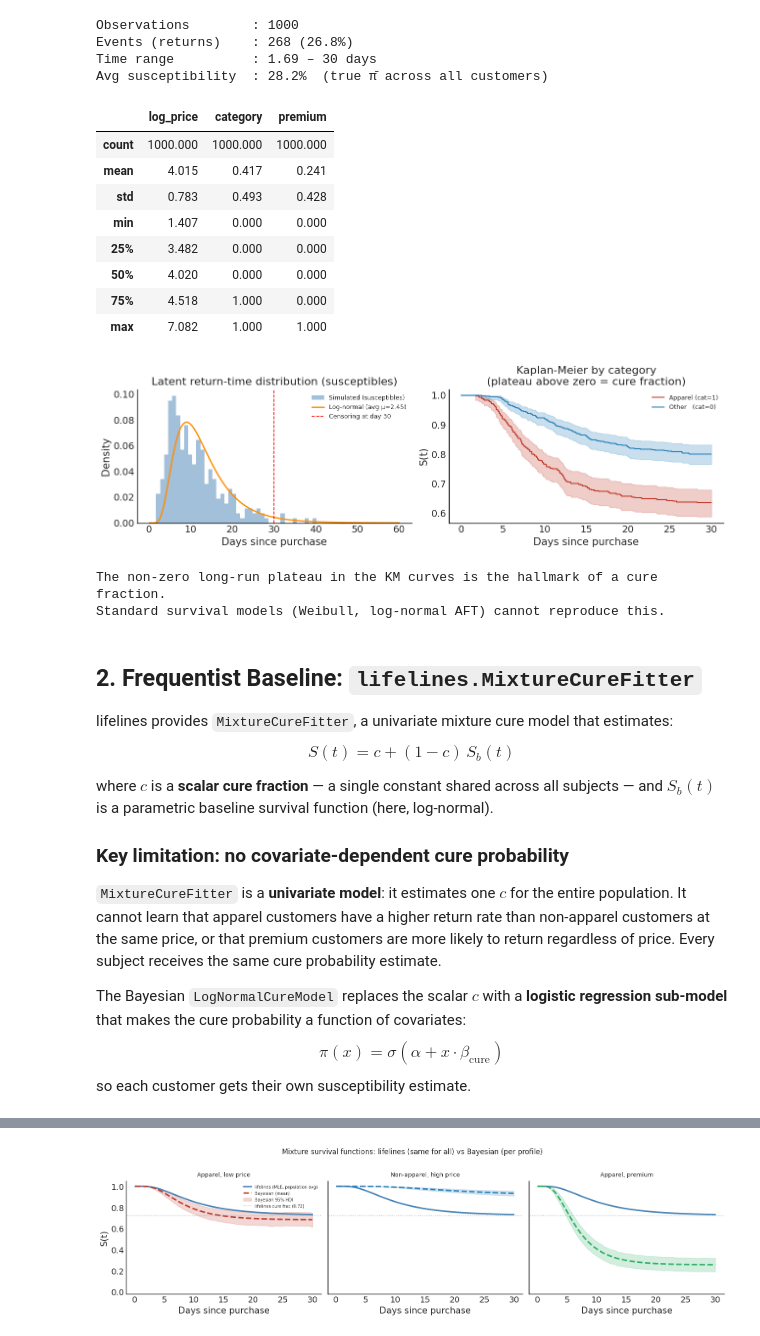
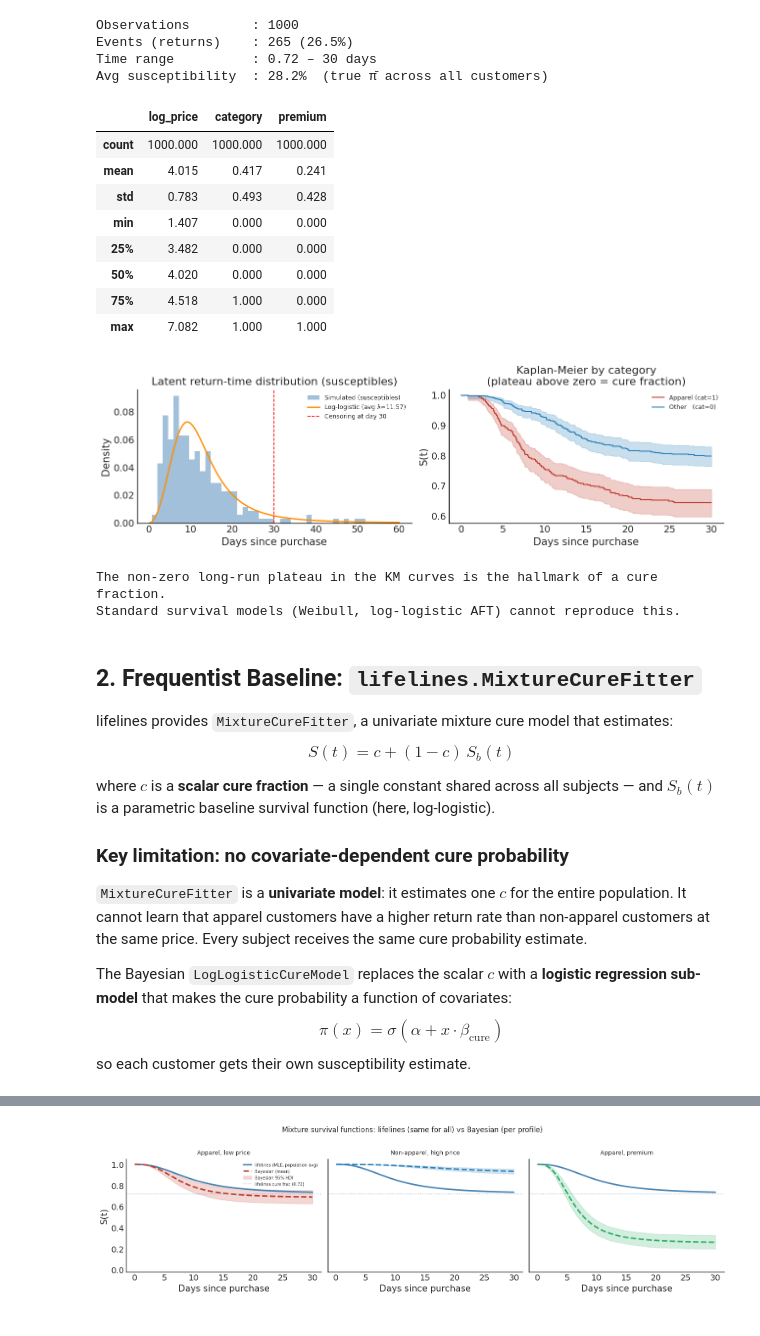
Before and after one commit to JohannBouwer/bayes-survival, a Jupyter notebook: notebooks/Cure_Introduction.ipynb, the cells around one changed output, grey strips where cells are left out. Cells and saved outputs as stored; diff of their text form; code cells hidden in the pictures.

```diff
--- a/notebooks/Cure_Introduction.ipynb
+++ b/notebooks/Cure_Introduction.ipynb
@@ -76,13 +77,16 @@ true_beta  = np.array([-0.3, 1, 2])       # price (-), apparel (+), premium (+)
 pi_true     = stats.logistic.cdf(true_alpha + X @ true_beta)
 susceptible = np.random.binomial(1, pi_true)   # 1 = will eventually return
 
-# --- Timing sub-model: log-normal return times --------------------------------
+# --- Timing sub-model: log-logistic return times ------------------------------
 true_gamma = 1.95
 true_delta = np.array([0.2, -0.5, -0.4])      # price (+slower), apparel (-faster), premium (-faster)
-true_sigma = 0.5
+true_shape = 3.0                               # shape > 1: unimodal hazard
 
-mu_true  = true_gamma + X @ true_delta
-t_latent = np.random.lognormal(mu_true, true_sigma)
+lam_true = np.exp(true_gamma + X @ true_delta)
+
+# Log-logistic quantile: T = lam * (U / (1-U))^(1/shape) for U ~ Uniform(0,1)
+U = np.random.uniform(size=n)
+t_latent = lam_true * (U / (1.0 - U)) ** (1.0 / true_shape)
 
 # --- Observed data: right-censored at T = 30 days ----------------------------
 t_obs = np.where(susceptible & (t_latent <= T), t_latent, float(T))
@@ -91,6 +95,12 @@ event = (susceptible & (t_latent <= T)).astype(float)
 df = pd.DataFrame({'t': t_obs, 'event': event,
                    'log_price': log_price, 'category': category, 'premium': premium})
 
+# Average log-logistic scale for plotting
+mu_avg = true_gamma + np.mean(log_price) * true_delta[0] \
+                    + np.mean(category)  * true_delta[1] \
+                    + np.mean(premium)   * true_delta[2]
+lam_avg = np.exp(mu_avg)
+
 print(f'Observations        : {n}')
 print(f'Events (returns)    : {int(event.sum())} ({event.mean():.1%})')
 print(f'Time range          : {t_obs.min():.2f} – {t_obs.max():.0f} days')
@@ -99,8 +109,8 @@ print()
 df[['log_price', 'category', 'premium']].describe().round(3)
 # %% [output]
 Observations        : 1000
-Events (returns)    : 268 (26.8%)
-Time range          : 1.69 – 30 days
+Events (returns)    : 265 (26.5%)
+Time range          : 0.72 – 30 days
 Avg susceptibility  : 28.2%  (true π̄ across all customers)
 |  | log_price | category | premium |
 | count | 1000.000 | 1000.000 | 1000.000 |
@@ -114,56 +124,54 @@ Avg susceptibility  : 28.2%  (true π̄ across all customers)
 # %%
 fig, axes = plt.subplots(1, 2, figsize=(13, 4))
 
-# ── Panel 1: distribution of latent return times for susceptibles ─────────────
+# ── Panel 1: distribution of latent return times for susceptibles ─────────────────
 t_susceptible = t_latent[susceptible == 1]
 axes[0].hist(t_susceptible[t_susceptible <= 60], bins=40, density=True,
              alpha=0.5, color='steelblue', label='Simulated (susceptibles)')
 t_grid = np.linspace(0.1, 60, 400)
-mu_avg = true_gamma + np.mean(log_price) * true_delta[0] \
-                    + np.mean(category)  * true_delta[1] \
-                    + np.mean(premium)   * true_delta[2]
-axes[0].plot(t_grid,
-             stats.lognorm.pdf(t_grid, s=true_sigma, scale=np.exp(mu_avg)),
-             lw=2, color='darkorange', label=f'Log-normal (avg μ={mu_avg:.2f})')
+# Log-logistic PDF: f(t) = (shape/lam) * (t/lam)^(shape-1) / (1 + (t/lam)^shape)^2
+ll_pdf = (true_shape / lam_avg) * (t_grid / lam_avg)**(true_shape - 1) / (1 + (t_grid / lam_avg)**true_shape)**2
+axes[0].plot(t_grid, ll_pdf,
+             lw=2, color='darkorange', label=f'Log-logistic (avg λ={lam_avg:.2f})')
 axes[0].axvline(T, color='red', linestyle='--', lw=1.2, label=f'Censoring at day {T}')
 axes[0].set(title='Latent return-time distribution (susceptibles)',
             xlabel='Days since purchase', ylabel='Density')
 axes[0].legend(fontsize=9)
 
 # ── Panel 2: KM curves by category — non-zero plateau reveals cure fraction ───
 for cat_val, label, color in [(1, 'Apparel (cat=1)', '#c0392b'),
                                (0, 'Other   (cat=0)', '#2980b9')]:
     mask = (category == cat_val)
     kmf = KaplanMeierFitter()
     kmf.fit(t_obs[mask], event[mask], label=label)
     kmf.plot_survival_function(ax=axes[1], ci_show=True, color=color)
 
 axes[1].set(title='Kaplan-Meier by category\n(plateau above zero = cure fraction)',
             xlabel='Days since purchase', ylabel='S(t)')
 axes[1].legend(fontsize=9)
 
 plt.tight_layout()
 plt.show()
 
 print('The non-zero long-run plateau in the KM curves is the hallmark of a cure fraction.\n'
-      'Standard survival models (Weibull, log-normal AFT) cannot reproduce this.')
+      'Standard survival models (Weibull, log-logistic AFT) cannot reproduce this.')
 # %% [output]
-[figure, old version]
+[figure, new version]
 The non-zero long-run plateau in the KM curves is the hallmark of a cure fraction.
-Standard survival models (Weibull, log-normal AFT) cannot reproduce this.
+Standard survival models (Weibull, log-logistic AFT) cannot reproduce this.
 # %% [markdown]
 ## 2. Frequentist Baseline: `lifelines.MixtureCureFitter`
 
 lifelines provides `MixtureCureFitter`, a univariate mixture cure model that estimates:
 $$S(t) = c + (1 - c)\, S_b(t)$$
 
-where $c$ is a **scalar cure fraction** — a single constant shared across all subjects — and $S_b(t)$ is a parametric baseline survival function (here, log-normal).
+where $c$ is a **scalar cure fraction** — a single constant shared across all subjects — and $S_b(t)$ is a parametric baseline survival function (here, log-logistic).
 
 ### Key limitation: no covariate-dependent cure probability
 
-`MixtureCureFitter` is a **univariate model**: it estimates one $c$ for the entire population. It cannot learn that apparel customers have a higher return rate than non-apparel customers at the same price, or that premium customers are more likely to return regardless of price. Every subject receives the same cure probability estimate.
+`MixtureCureFitter` is a **univariate model**: it estimates one $c$ for the entire population. It cannot learn that apparel customers have a higher return rate than non-apparel customers at the same price. Every subject receives the same cure probability estimate.
 
-The Bayesian `LogNormalCureModel` replaces the scalar $c$ with a **logistic regression sub-model** that makes the cure probability a function of covariates:
+The Bayesian `LogLogisticCureModel` replaces the scalar $c$ with a **logistic regression sub-model** that makes the cure probability a function of covariates:
 $$\pi(x) = \sigma(\alpha + x \cdot \beta_{\text{cure}})$$
 so each customer gets their own susceptibility estimate.
 # %%
```
Also changed, not shown: parts of 17 cells of this notebook.
